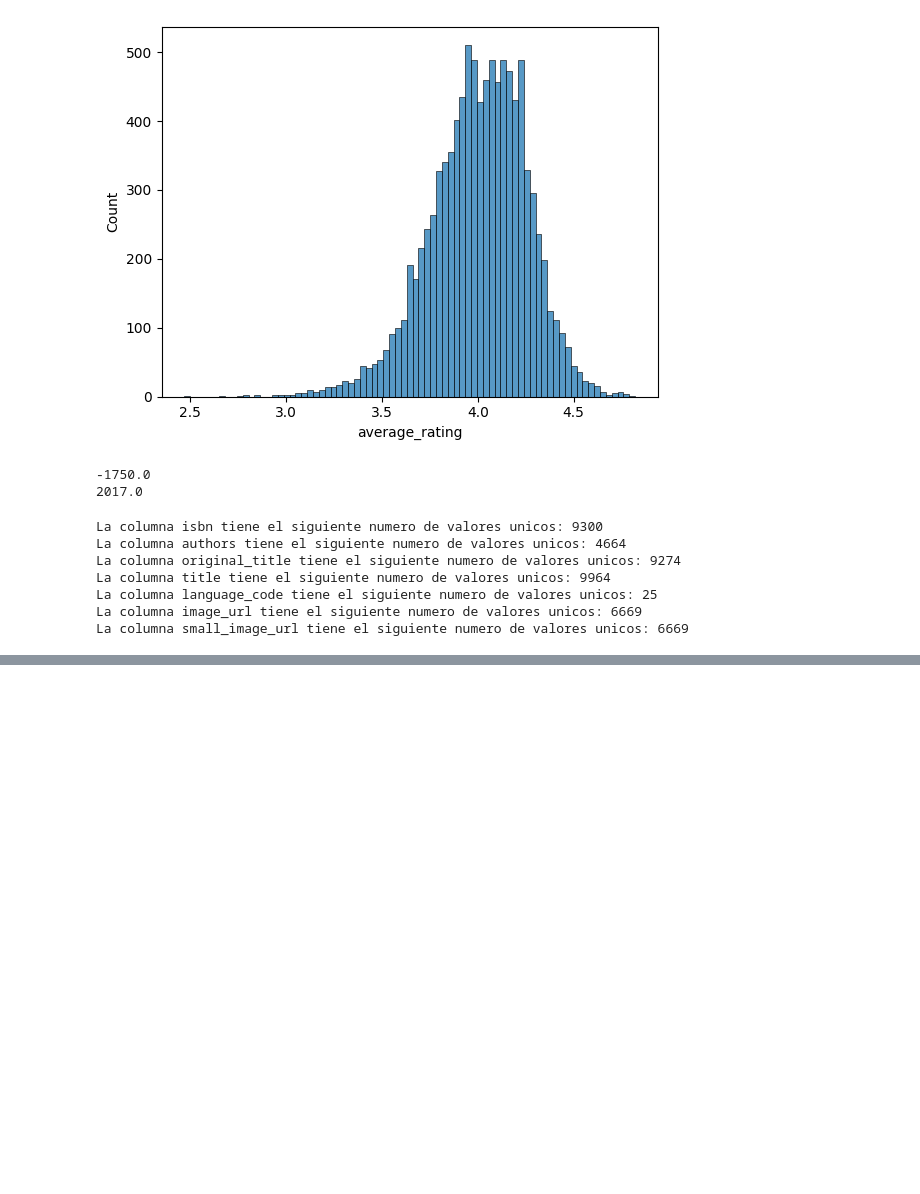
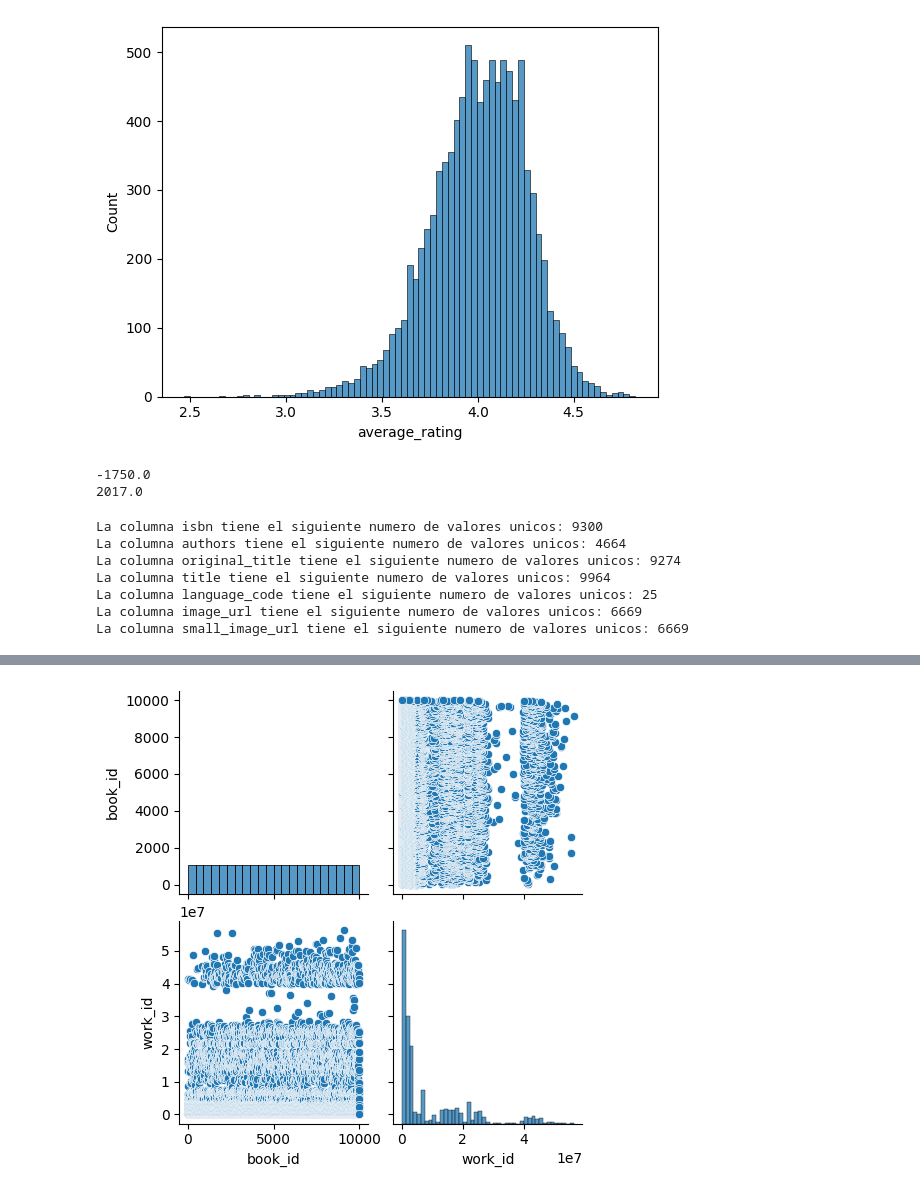
Before and after one commit to RedLakes17/ExpDatAnalisis, a Jupyter notebook: Intro.ipynb, the cells around one changed output, grey strips where cells are left out. Saved outputs shown, nothing was run; the diff lists cells and outputs as text; code cells hidden in the pictures; blank space fills up the shorter version.

```diff
--- a/Intro.ipynb
+++ b/Intro.ipynb
@@ -63,0 +71,6 @@ La columna small_image_url tiene el siguiente numero de valores unicos: 6669
+# %%
+#Vistazo rapido a las relaciones que pueden guardar los diferentes campos de nuestro df
+sns.pairplot(data=libros, vars=['book_id', 'work_id'])
+plt.show()
+# %% [output]
+[figure, added]
```
Also changed, not shown: parts of 2 cells of this notebook, 1 other file.
